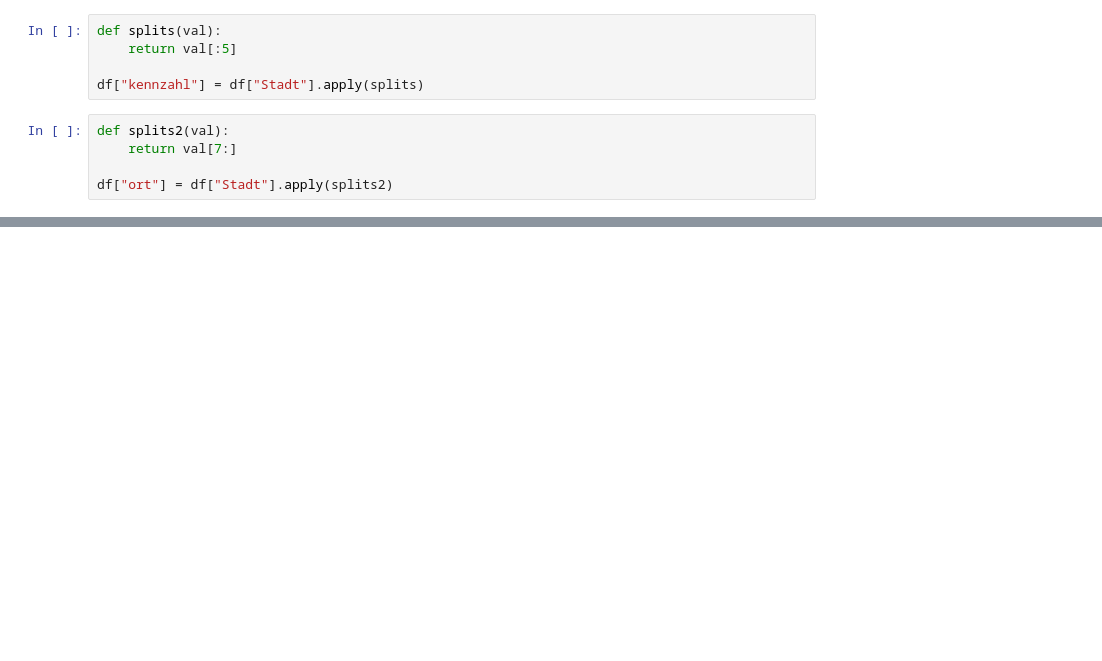
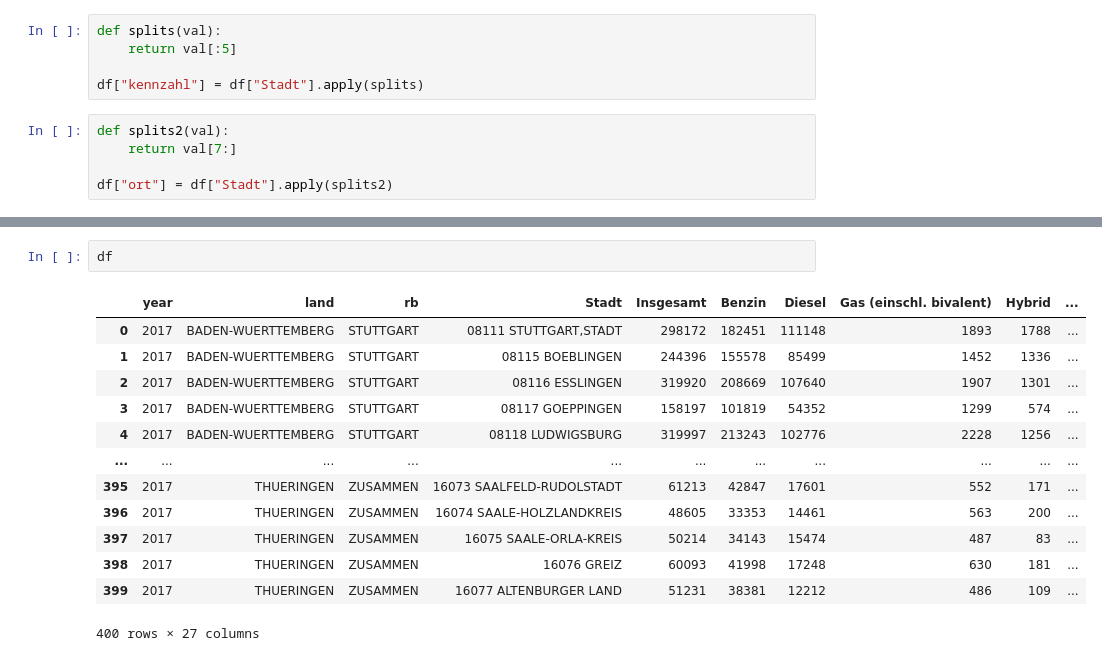
Before and after one commit to RaumschiffGS/Data-Science-Project, a Jupyter notebook: Kraftfahrzeugbestand/parse_kraftfahrzeuge.ipynb, the cells around one changed output, grey strips where cells are left out. Cells and saved outputs as stored; diff of their text form; blank space fills up the shorter version.

```diff
--- a/Kraftfahrzeugbestand/parse_kraftfahrzeuge.ipynb
+++ b/Kraftfahrzeugbestand/parse_kraftfahrzeuge.ipynb
@@ -133,0 +141,16 @@ Name: ort, Length: 401, dtype: object
+# %%
+df
+# %% [output]
+|  | year | land | rb | Stadt | Insgesamt | Benzin | Diesel | Gas (einschl. bivalent) | Hybrid | ... |
+| 0 | 2017 | BADEN-WUERTTEMBERG | STUTTGART | 08111 STUTTGART,STADT | 298172 | 182451 | 111148 | 1893 | 1788 | ... |
+| 1 | 2017 | BADEN-WUERTTEMBERG | STUTTGART | 08115 BOEBLINGEN | 244396 | 155578 | 85499 | 1452 | 1336 | ... |
+| 2 | 2017 | BADEN-WUERTTEMBERG | STUTTGART | 08116 ESSLINGEN | 319920 | 208669 | 107640 | 1907 | 1301 | ... |
+| 3 | 2017 | BADEN-WUERTTEMBERG | STUTTGART | 08117 GOEPPINGEN | 158197 | 101819 | 54352 | 1299 | 574 | ... |
+| 4 | 2017 | BADEN-WUERTTEMBERG | STUTTGART | 08118 LUDWIGSBURG | 319997 | 213243 | 102776 | 2228 | 1256 | ... |
+| ... | ... | ... | ... | ... | ... | ... | ... | ... | ... | ... |
+| 395 | 2017 | THUERINGEN | ZUSAMMEN | 16073 SAALFELD-RUDOLSTADT | 61213 | 42847 | 17601 | 552 | 171 | ... |
+| 396 | 2017 | THUERINGEN | ZUSAMMEN | 16074 SAALE-HOLZLANDKREIS | 48605 | 33353 | 14461 | 563 | 200 | ... |
+| 397 | 2017 | THUERINGEN | ZUSAMMEN | 16075 SAALE-ORLA-KREIS | 50214 | 34143 | 15474 | 487 | 83 | ... |
+| 398 | 2017 | THUERINGEN | ZUSAMMEN | 16076 GREIZ | 60093 | 41998 | 17248 | 630 | 181 | ... |
+| 399 | 2017 | THUERINGEN | ZUSAMMEN | 16077 ALTENBURGER LAND | 51231 | 38381 | 12212 | 486 | 109 | ... |
+400 rows × 27 columns
```
Also changed, not shown: parts of 22 cells of this notebook, 1 other file.
